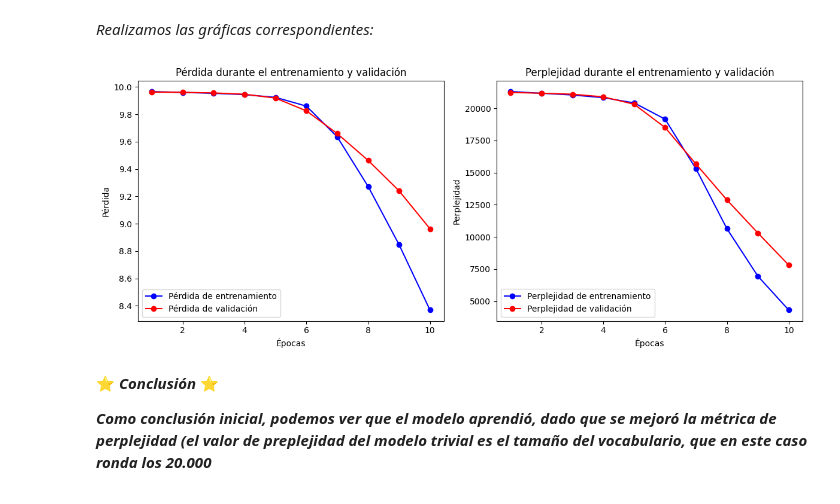
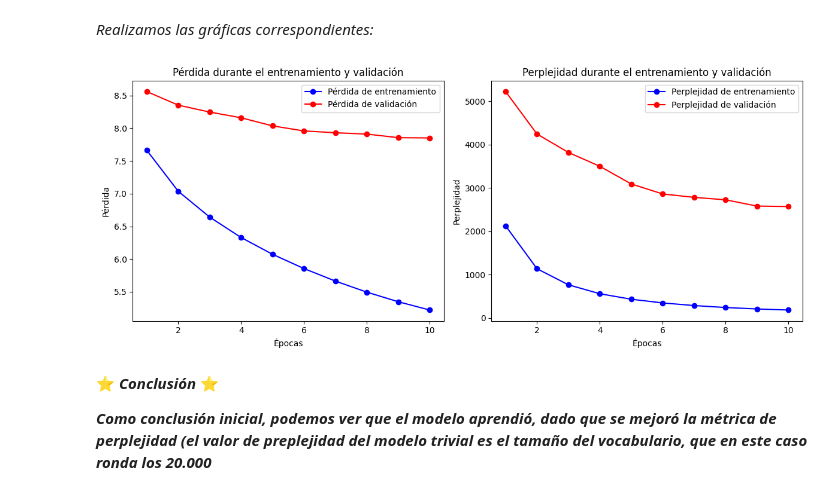
Before and after one commit to brunomaso1/uba-ceia, a Jupyter notebook: ceia-nlp/Desafio 3.ipynb, the cells around one changed output. Drawn from its saved outputs; the diff is of its cells as text; code cells hidden in the pictures.

Commit message:
feat: :sparkles: Se cambia la perplejidad (no estaba funcionando en earlystopping) y se agrega checkpoint del modelo

```diff
--- a/ceia-nlp/Desafio 3.ipynb
+++ b/ceia-nlp/Desafio 3.ipynb
@@ -67,6 +69,8 @@ RANDOM_SEED = 42  # Semilla de random
 TRAIN_TEST_SPLIT_RATIO = 0.2
 BATCH_SIZE = 64
 PATIENCE = 10
+WORD_MODEL_FILEPATH = 'resources/word_model.keras'
+CHAR_MODEL_FILEPATH = 'resources/char_model.keras'
 
 nltk.download("punkt")
 nltk.download("punkt_tab")
@@ -704,3 +745,17 @@ Model: "sequential"
+# %%
+# https://colab.research.google.com/github/Yash0330/Callbacks-in-Keras/blob/master/Introduction_to_callbacks.ipynb#scrollTo=eYmz1U150crs
+# Definir el callback de EarlyStopping que monitorea la perplejidad
+early_stopping = EarlyStopping(
+    monitor="val_perplexity",  # Monitorea la perplejidad en el conjunto de validación
+    patience=PATIENCE,  # Detiene el entrenamiento si no mejora después de 3 épocas
+    restore_best_weights=True,  # Restaura los mejores pesos al final del entrenamiento
+    mode="min",  # La perplejidad debe disminuir
+)
+
+# Definir un callback para ir guardando el modelo
+best_model = ModelCheckpoint(
+    WORD_MODEL_FILEPATH, monitor="val_perplexity", mode="min", save_best_only=True
+)
 # %% [markdown]
 📝 <em><font color='Gray'>Nota:</font></em>
 <em><font color='Gray'><p>Si quisieramos hacer un early stopping según la métrica de validación, podríamos utilizar lo siguiente:</p></font></em>
@@ -720,22 +773,3 @@ early_stopping = EarlyStopping(
-# %%
-class PerplexityCallback(Callback):
-    def on_epoch_end(self, epoch, logs=None):
-        # Obtener el loss del conjunto de validación
-        val_loss = logs.get("val_loss")
-        if val_loss is not None:
-            # Calcular la perplejidad
-            val_perplexity = np.exp(val_loss)
-            # Añadir la perplejidad a los logs
-            logs["val_perplexity"] = val_perplexity
-
-
-# Definir el callback de EarlyStopping que monitorea la perplejidad
-early_stopping = EarlyStopping(
-    monitor="val_perplexity",  # Monitorea la perplejidad en el conjunto de validación
-    patience=3,  # Detiene el entrenamiento si no mejora después de 3 épocas
-    restore_best_weights=True,  # Restaura los mejores pesos al final del entrenamiento
-    mode="min",  # La perplejidad debe disminuir
-)
 # %% [markdown]
 ##### Entrenamiento
 # %% [markdown]
@@ -750,7 +784,7 @@ hist = model.fit(
     validation_data=(X_val, y_val),
     epochs=EPOCHS,
     batch_size=BATCH_SIZE,
-    callbacks=[early_stopping, PerplexityCallback()]
+    callbacks=[early_stopping, best_model]
 )
 # %% [output]
 Epoch 1/10
@@ -787,38 +821,38 @@ history_dict = hist.history
 loss = history_dict['loss']
 val_loss = history_dict['val_loss']
 
-# Calcular la perplejidad a partir de loss y val_loss
-perplexity = [calcular_perplejidad(l) for l in loss]
-val_perplexity = [calcular_perplejidad(vl) for vl in val_loss]
+# Extraer la perplejidad
+perplexity = history_dict['perplexity']
+val_perplexity = history_dict['val_perplexity']
 
 # Definir las épocas
 epochs = range(1, len(loss) + 1)
 
 # Graficar el loss
 plt.figure(figsize=(12, 5))
 
 plt.subplot(1, 2, 1)
 plt.plot(epochs, loss, 'bo-', label='Pérdida de entrenamiento')
 plt.plot(epochs, val_loss, 'ro-', label='Pérdida de validación')
 plt.title('Pérdida durante el entrenamiento y validación')
 plt.xlabel('Épocas')
 plt.ylabel('Pérdida')
 plt.legend()
 
 # Graficar la perplejidad
 plt.subplot(1, 2, 2)
 plt.plot(epochs, perplexity, 'bo-', label='Perplejidad de entrenamiento')
 plt.plot(epochs, val_perplexity, 'ro-', label='Perplejidad de validación')
 plt.title('Perplejidad durante el entrenamiento y validación')
 plt.xlabel('Épocas')
 plt.ylabel('Perplejidad')
 plt.legend()
 
 # Mostrar las gráficas
 plt.tight_layout()
 plt.show()
 # %% [output]
-[figure, old version]
+[figure, new version]
 # %% [markdown]
 ⭐ <em><strong>Conclusión</strong></em> ⭐
 
```
Also changed, not shown: parts of 18 cells of this notebook.
